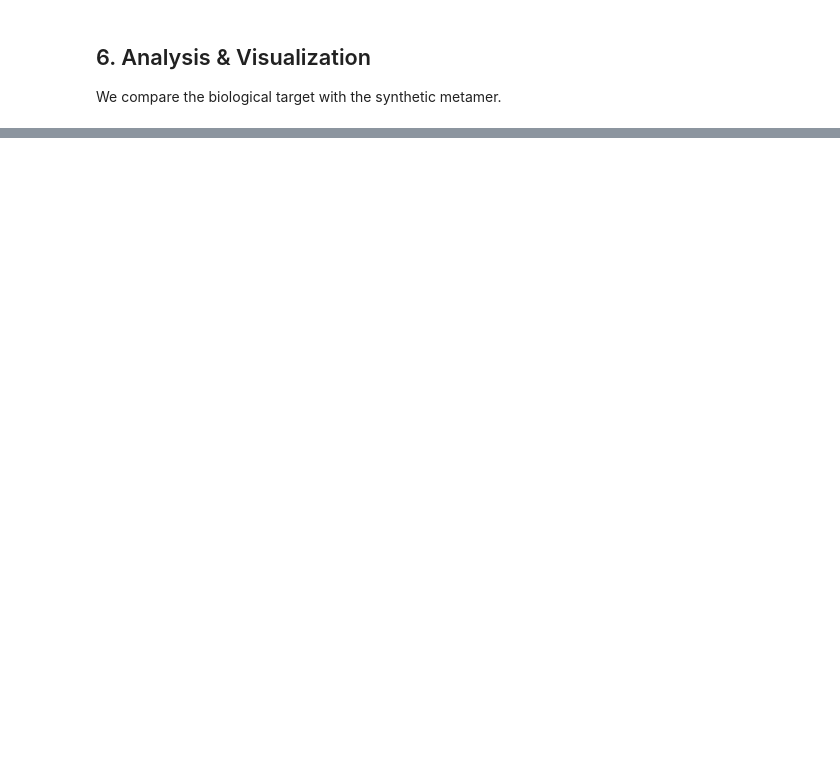
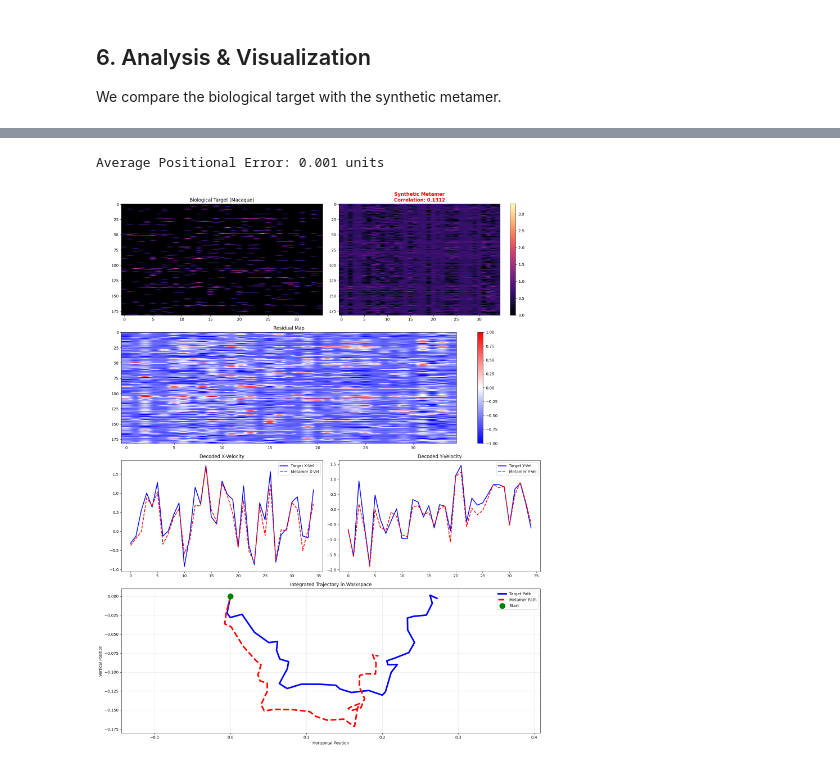
Before and after one commit to BraydenKO/MetamerFinder, a Jupyter notebook: experiments/mc_maze_neural_decoder_demo.ipynb, the cells around one changed output, grey strips where cells are left out. Cells and saved outputs as stored; diff of their text form; code cells hidden in the pictures; blank space fills up the shorter version.

```diff
--- a/experiments/mc_maze_neural_decoder_demo.ipynb
+++ b/experiments/mc_maze_neural_decoder_demo.ipynb
@@ -326,0 +349,27 @@ CCA Dimension 3 (Tertiary Intent Alignment): 0.9255
+# %%
+num_targets = 4
+target_indices = [10, 20, 30, 40]
+
+metamers = []
+# %%
+num_members = 100
+metamer_optimizer = MetamerOptimizer(
+    extractor=multi_extractor,
+    target_features=target_multi_features,
+    lr=0.02,
+    max_iterations=250,
+    custom_loss_hook=adversarial_loss_hook,
+    projection_fn=biological_projection,
+)
+
+
+trial_idx = 42
+target_spike_train = real_spikes[trial_idx:trial_idx+1].to(device)
+
+for j in range(num_members):
+    print(f"Generating Metamer {j+1}")
+    start = torch.randn_like(target_spike_train).abs() * 0.5
+    optimized_metamer = metamer_optimizer.generate(starting_image=start)
+    metamers.append(optimized_metamer)
+
+print(f"We have {len(metamers)} metamers.")
@@ -326,0 +390,12 @@ CCA Dimension 3 (Tertiary Intent Alignment): 0.9255
+# %%
+# Get average over metamers
+average_metamer = torch.stack(metamers, dim=0).mean(dim=0)
+# Execution
+with torch.no_grad():
+    target_out = adapted_decoder(target_spike_train)[0].cpu().numpy()
+    metamer_out = adapted_decoder(average_metamer)[0].cpu().numpy()
+
+plot_metamer_report(target_spike_train, average_metamer, target_out, metamer_out)
+# %% [output]
+Average Positional Error: 0.001 units
+[figure, added]
```
Also changed, not shown: parts of 16 cells of this notebook, 4 other files.
